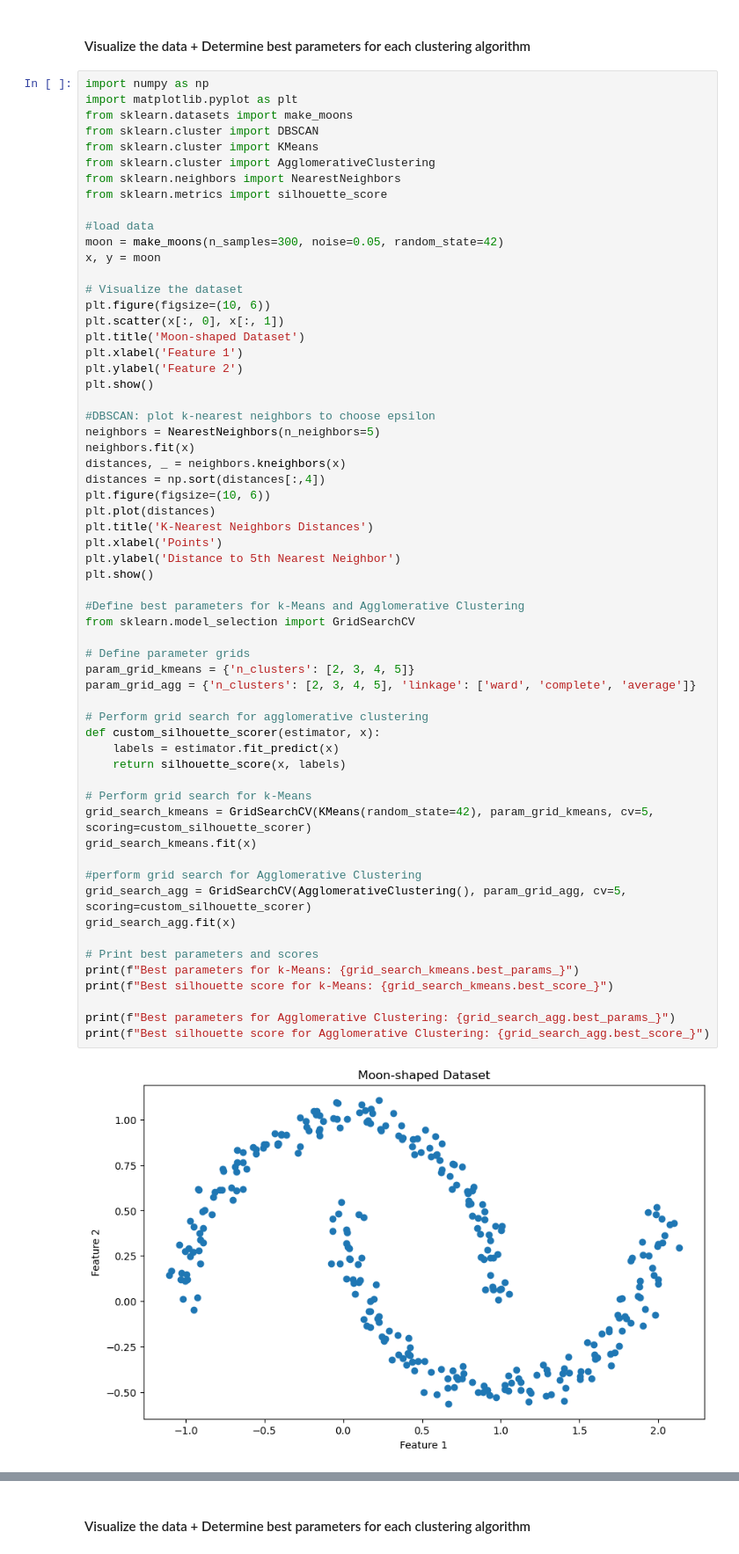
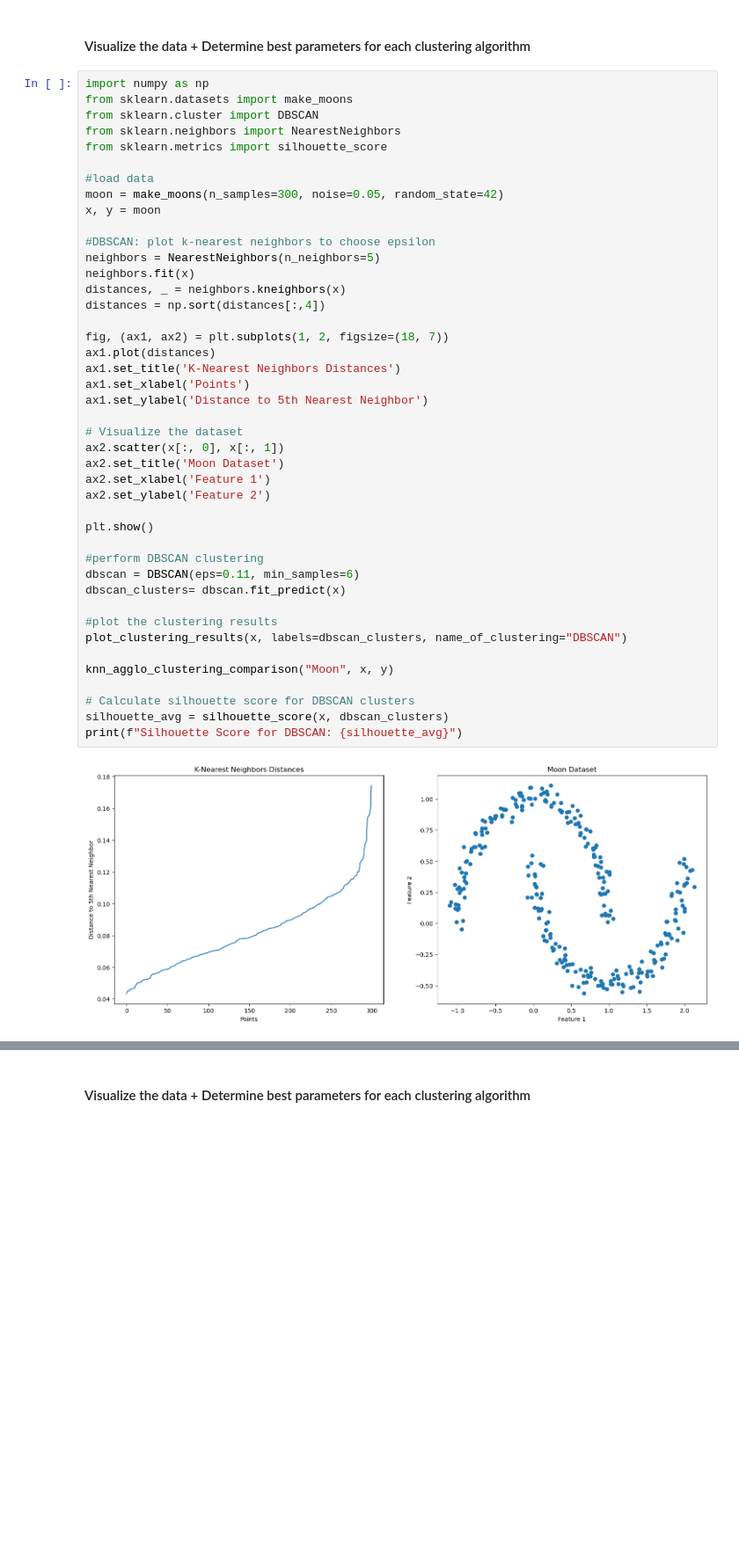
Before and after one commit to nnguyen2255/BINF-5507-Materials, a Jupyter notebook: Assignment3/DBSCAN.ipynb, the cells around one changed output, grey strips where cells are left out. Shown at 88% size. Saved outputs shown, nothing was run; the diff lists cells and outputs as text; blank space fills up the shorter version.

Commit message:
finishing the loop and readjust some codes for plotting

```diff
--- a/Assignment3/DBSCAN.ipynb
+++ b/Assignment3/DBSCAN.ipynb
@@ -146,63 +143,46 @@ using make_moons data set from sklearn.datasets
 #### Visualize the data + Determine best parameters for each clustering algorithm
 # %%
 import numpy as np
-import matplotlib.pyplot as plt
 from sklearn.datasets import make_moons
 from sklearn.cluster import DBSCAN
-from sklearn.cluster import KMeans
-from sklearn.cluster import AgglomerativeClustering
 from sklearn.neighbors import NearestNeighbors
 from sklearn.metrics import silhouette_score
 
 #load data
 moon = make_moons(n_samples=300, noise=0.05, random_state=42)
 x, y = moon
 
-# Visualize the dataset
-plt.figure(figsize=(10, 6))
-plt.scatter(x[:, 0], x[:, 1])
-plt.title('Moon-shaped Dataset')
-plt.xlabel('Feature 1')
-plt.ylabel('Feature 2')
-plt.show()
-
 #DBSCAN: plot k-nearest neighbors to choose epsilon
 neighbors = NearestNeighbors(n_neighbors=5)
 neighbors.fit(x)
 distances, _ = neighbors.kneighbors(x)
 distances = np.sort(distances[:,4])
-plt.figure(figsize=(10, 6))
-plt.plot(distances)
-plt.title('K-Nearest Neighbors Distances')
-plt.xlabel('Points')
-plt.ylabel('Distance to 5th Nearest Neighbor')
+
+fig, (ax1, ax2) = plt.subplots(1, 2, figsize=(18, 7))
+ax1.plot(distances)
+ax1.set_title('K-Nearest Neighbors Distances')
+ax1.set_xlabel('Points')
+ax1.set_ylabel('Distance to 5th Nearest Neighbor')
+
+# Visualize the dataset
+ax2.scatter(x[:, 0], x[:, 1])
+ax2.set_title('Moon Dataset')
+ax2.set_xlabel('Feature 1')
+ax2.set_ylabel('Feature 2')
+
 plt.show()
 
-#Define best parameters for k-Means and Agglomerative Clustering
-from sklearn.model_selection import GridSearchCV
+#perform DBSCAN clustering
+dbscan = DBSCAN(eps=0.11, min_samples=6)
+dbscan_clusters= dbscan.fit_predict(x)
 
-# Define parameter grids
-param_grid_kmeans = {'n_clusters': [2, 3, 4, 5]}
-param_grid_agg = {'n_clusters': [2, 3, 4, 5], 'linkage': ['ward', 'complete', 'average']}
+#plot the clustering results
+plot_clustering_results(x, labels=dbscan_clusters, name_of_clustering="DBSCAN")
 
-# Perform grid search for agglomerative clustering
-def custom_silhouette_scorer(estimator, x):
-    labels = estimator.fit_predict(x)
-    return silhouette_score(x, labels)
+knn_agglo_clustering_comparison("Moon", x, y)
 
-# Perform grid search for k-Means
-grid_search_kmeans = GridSearchCV(KMeans(random_state=42), param_grid_kmeans, cv=5, scoring=custom_silhouette_scorer)
-grid_search_kmeans.fit(x)
-
-#perform grid search for Agglomerative Clustering
-grid_search_agg = GridSearchCV(AgglomerativeClustering(), param_grid_agg, cv=5, scoring=custom_silhouette_scorer)
-grid_search_agg.fit(x)
-
-# Print best parameters and scores
-print(f"Best parameters for k-Means: {grid_search_kmeans.best_params_}")
-print(f"Best silhouette score for k-Means: {grid_search_kmeans.best_score_}")
-
-print(f"Best parameters for Agglomerative Clustering: {grid_search_agg.best_params_}")
-print(f"Best silhouette score for Agglomerative Clustering: {grid_search_agg.best_score_}")
+# Calculate silhouette score for DBSCAN clusters
+silhouette_avg = silhouette_score(x, dbscan_clusters)
+print(f"Silhouette Score for DBSCAN: {silhouette_avg}")
 # %% [output]
-[figure, old version]
+[figure, new version]
```
Also changed, not shown: parts of 8 cells of this notebook.
